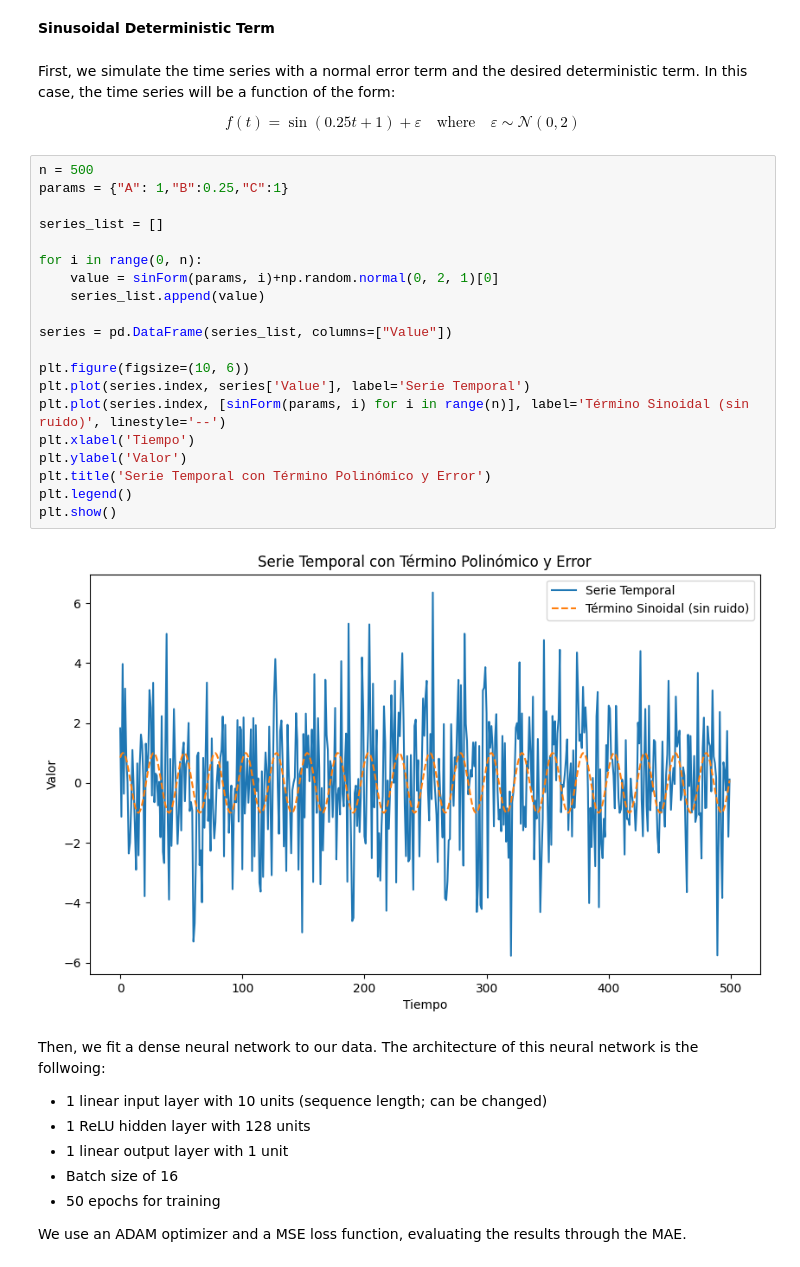
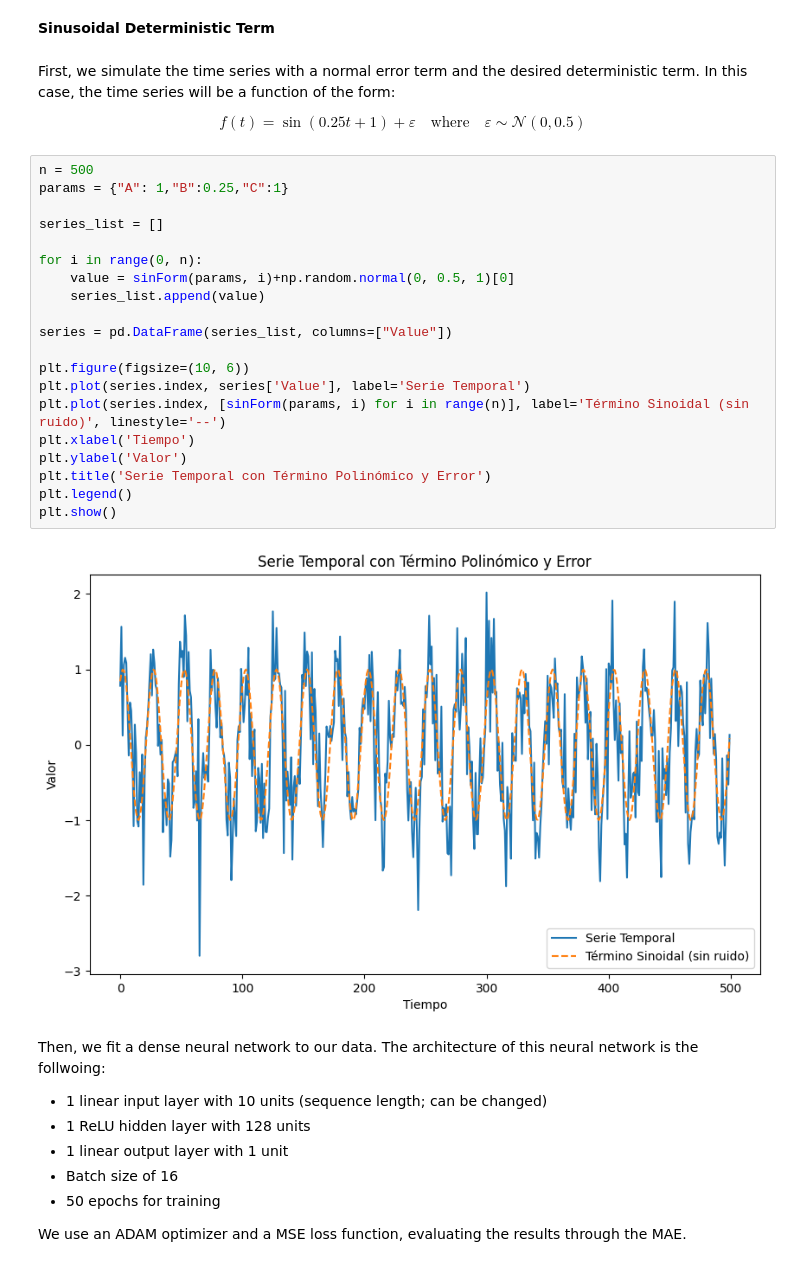
Before and after one commit to ikercb2000/ModellingError_TS, a Jupyter notebook: src/FuncIdentif.ipynb, the cells around one changed output. Saved outputs shown, nothing was run; the diff lists cells and outputs as text.

```diff
--- a/src/FuncIdentif.ipynb
+++ b/src/FuncIdentif.ipynb
@@ -199,29 +199,29 @@ Jarque-Bera Stat: 1.7674836811690886 | p-value: 0.41323376029516024
 # %% [markdown]
 First, we simulate the time series with a normal error term and the desired deterministic term. In this case, the time series will be a function of the form:
 
-$$f(t)=\sin(0.25t+1)+\varepsilon \quad \text{where} \quad \varepsilon \sim \mathcal{N}(0,2)$$
+$$f(t)=\sin(0.25t+1)+\varepsilon \quad \text{where} \quad \varepsilon \sim \mathcal{N}(0,0.5)$$
 # %%
 n = 500
 params = {"A": 1,"B":0.25,"C":1}
 
 series_list = []
 
 for i in range(0, n):
-    value = sinForm(params, i)+np.random.normal(0, 2, 1)[0]
+    value = sinForm(params, i)+np.random.normal(0, 0.5, 1)[0]
     series_list.append(value)
 
 series = pd.DataFrame(series_list, columns=["Value"])
 
 plt.figure(figsize=(10, 6))
 plt.plot(series.index, series['Value'], label='Serie Temporal')
 plt.plot(series.index, [sinForm(params, i) for i in range(n)], label='Término Sinoidal (sin ruido)', linestyle='--')
 plt.xlabel('Tiempo')
 plt.ylabel('Valor')
 plt.title('Serie Temporal con Término Polinómico y Error')
 plt.legend()
 plt.show()
 # %% [output]
-[figure, old version]
+[figure, new version]
 # %% [markdown]
 Then, we fit a dense neural network to our data. The architecture of this neural network is the follwoing:
 
```
Also changed, not shown: parts of 6 cells of this notebook.
